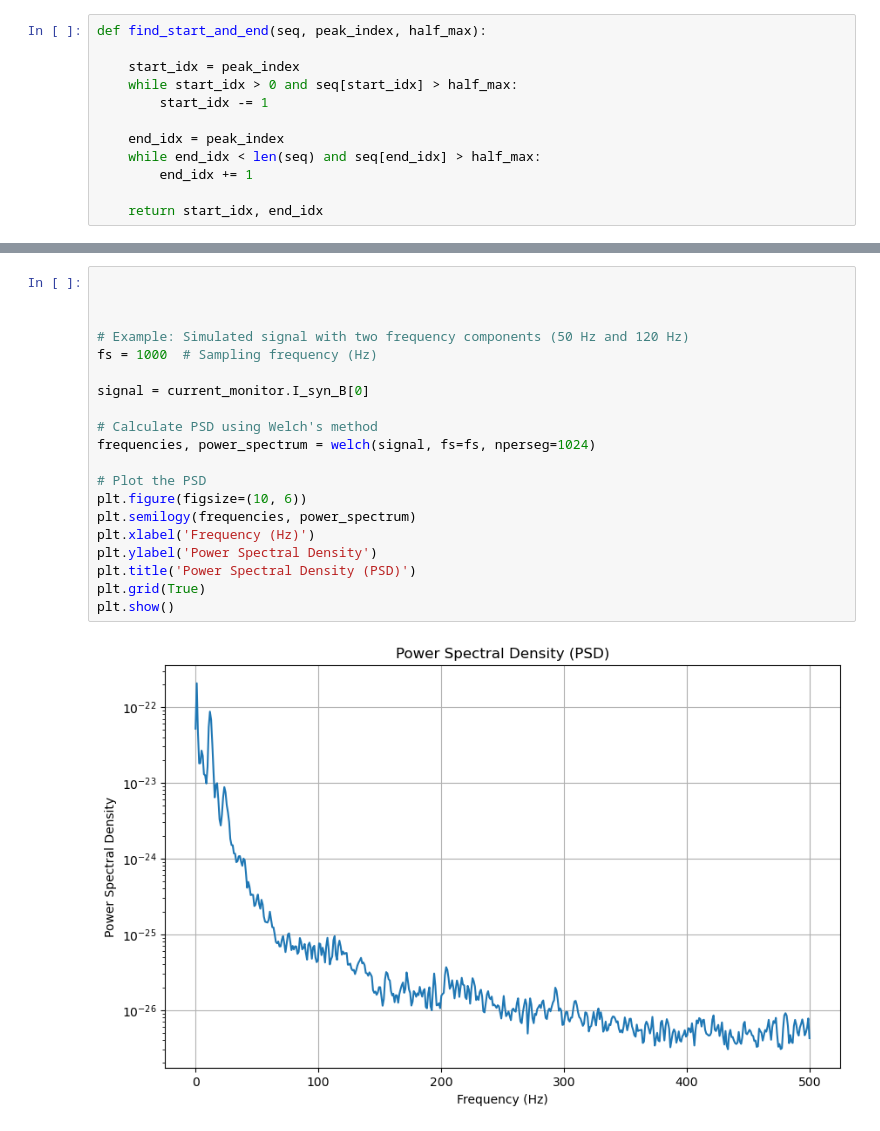
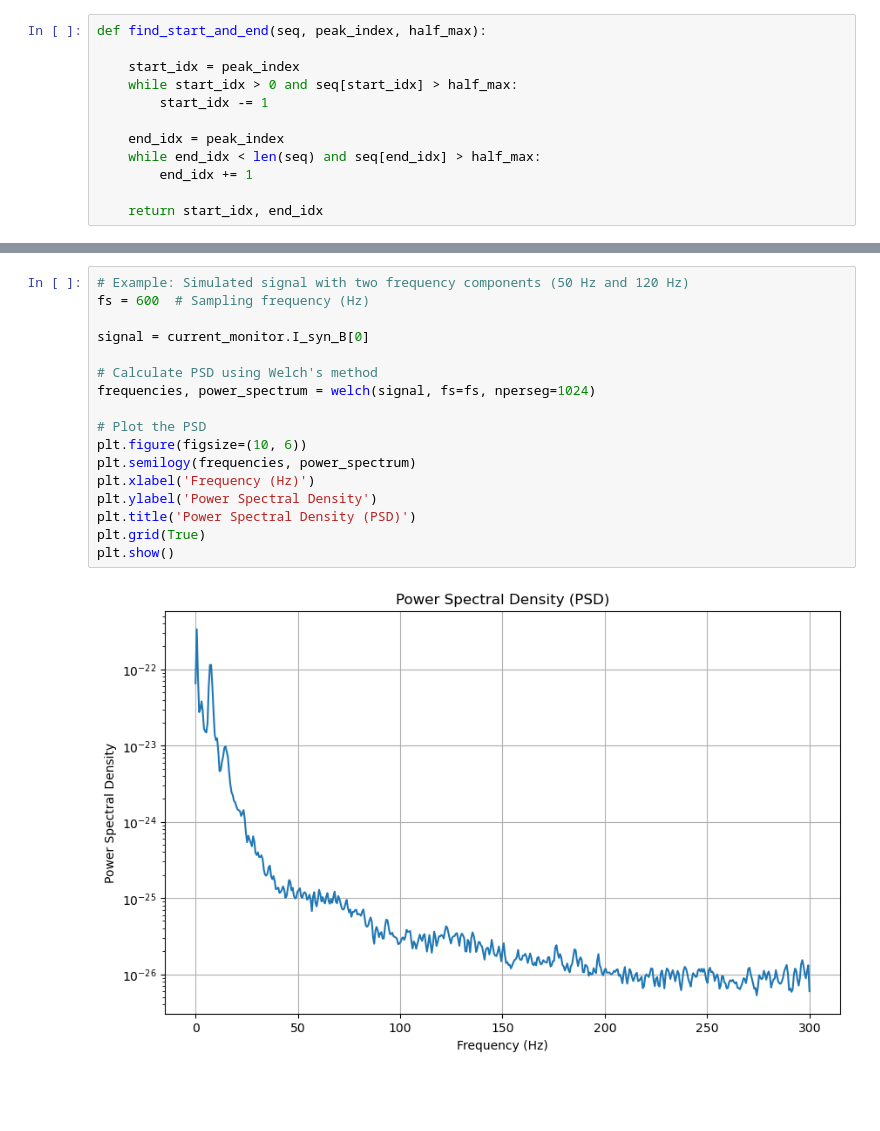
Before and after one commit to SHK-89/MNS_FinalProject, a Jupyter notebook: SWR_project.ipynb, the cells around one changed output, grey strips where cells are left out. Saved outputs shown, nothing was run; the diff lists cells and outputs as text; blank space fills up the shorter version.

```diff
--- a/SWR_project.ipynb
+++ b/SWR_project.ipynb
@@ -673,23 +700,20 @@ Average event duration: 106.40 ms
 Incidence: 1.00 events/s
 # %%
-
-
-
 # Example: Simulated signal with two frequency components (50 Hz and 120 Hz)
-fs = 1000  # Sampling frequency (Hz)
+fs = 600  # Sampling frequency (Hz)
 
 signal = current_monitor.I_syn_B[0]
 
 # Calculate PSD using Welch's method
 frequencies, power_spectrum = welch(signal, fs=fs, nperseg=1024)
 
 # Plot the PSD
 plt.figure(figsize=(10, 6))
 plt.semilogy(frequencies, power_spectrum)
 plt.xlabel('Frequency (Hz)')
 plt.ylabel('Power Spectral Density')
 plt.title('Power Spectral Density (PSD)')
 plt.grid(True)
 plt.show()
 # %% [output]
-[figure, old version]
+[figure, new version]
```
Also changed, not shown: parts of 15 cells of this notebook.
